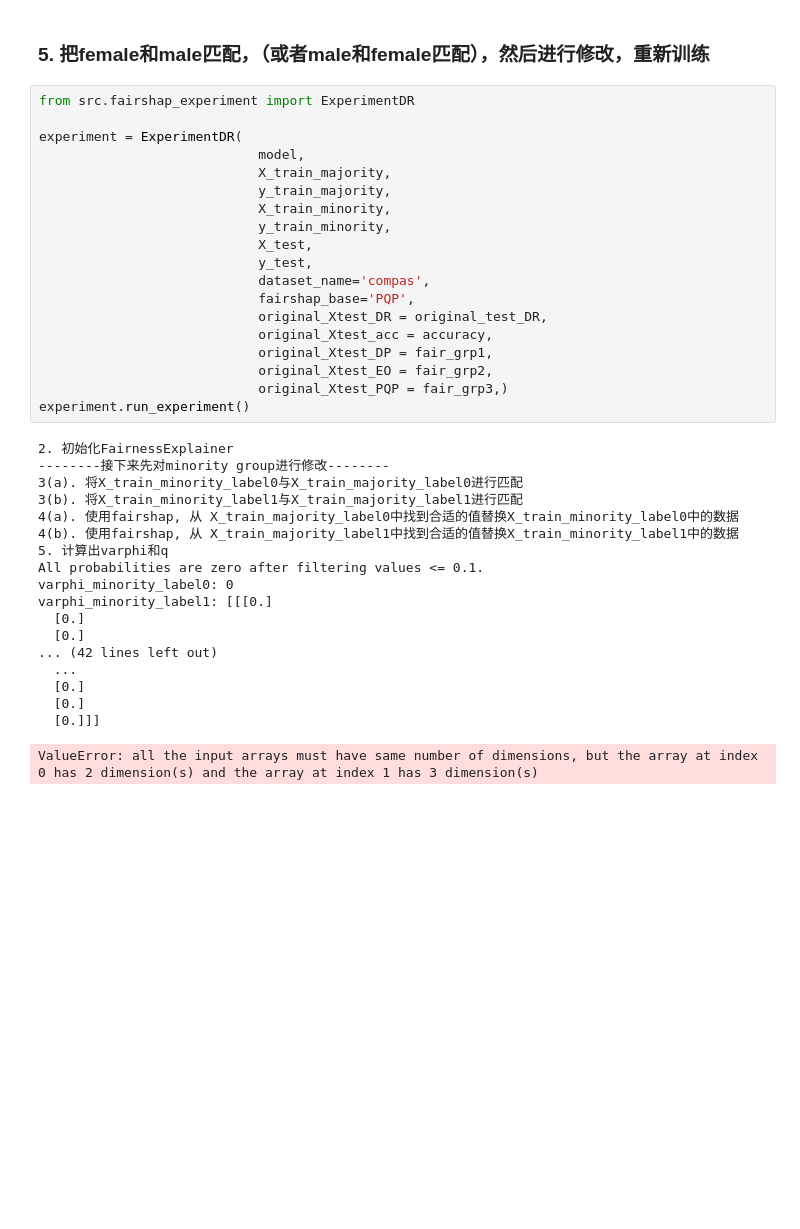
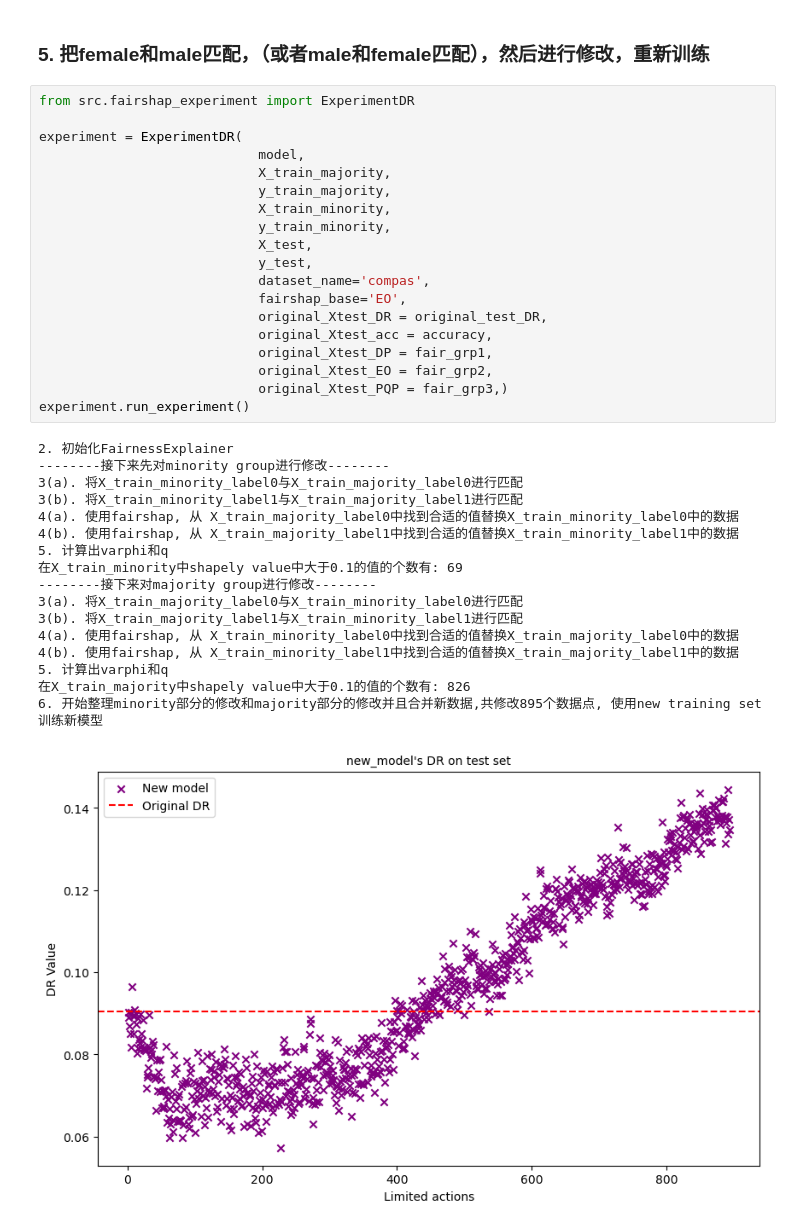
Before and after one commit to youlei202/FairSHAP, a Jupyter notebook: zz_new_compas.ipynb, the cells around one changed output. Cells and saved outputs as stored; diff of their text form; blank space fills up the shorter version.

```diff
--- a/zz_new_compas.ipynb
+++ b/zz_new_compas.ipynb
@@ -130,38 +130,37 @@ fair_grp3_PQP: 0.07868306642452261
 # %%
 from src.fairshap_experiment import ExperimentDR
 
 experiment = ExperimentDR(
                             model,
                             X_train_majority,
                             y_train_majority,
                             X_train_minority,
                             y_train_minority,
                             X_test,
                             y_test,
                             dataset_name='compas',
-                            fairshap_base='PQP',
+                            fairshap_base='EO',
                             original_Xtest_DR = original_test_DR,
                             original_Xtest_acc = accuracy,
                             original_Xtest_DP = fair_grp1,
                             original_Xtest_EO = fair_grp2,
                             original_Xtest_PQP = fair_grp3,)
 experiment.run_experiment()
 # %% [output]
 2. 初始化FairnessExplainer
 --------接下来先对minority group进行修改--------
 3(a). 将X_train_minority_label0与X_train_majority_label0进行匹配
 3(b). 将X_train_minority_label1与X_train_majority_label1进行匹配
 4(a). 使用fairshap, 从 X_train_majority_label0中找到合适的值替换X_train_minority_label0中的数据
 4(b). 使用fairshap, 从 X_train_majority_label1中找到合适的值替换X_train_minority_label1中的数据
 5. 计算出varphi和q
-All probabilities are zero after filtering values <= 0.1.
-varphi_minority_label0: 0
-varphi_minority_label1: [[[0.]
-  [0.]
-  [0.]
-... (42 lines left out)
-  ...
-  [0.]
-  [0.]
-  [0.]]]
+在X_train_minority中shapely value中大于0.1的值的个数有: 69
+--------接下来对majority group进行修改--------
+3(a). 将X_train_majority_label0与X_train_minority_label0进行匹配
+3(b). 将X_train_majority_label1与X_train_minority_label1进行匹配
+4(a). 使用fairshap, 从 X_train_minority_label0中找到合适的值替换X_train_majority_label0中的数据
+4(b). 使用fairshap, 从 X_train_minority_label1中找到合适的值替换X_train_majority_label1中的数据
+5. 计算出varphi和q
+在X_train_majority中shapely value中大于0.1的值的个数有: 826
+6. 开始整理minority部分的修改和majority部分的修改并且合并新数据,共修改895个数据点, 使用new training set训练新模型
-ValueError: all the input arrays must have same number of dimensions, but the array at index 0 has 2 dimension(s) and the array at index 1 has 3 dimension(s)
+[figure, added]
```
Also changed, not shown: parts of 2 cells of this notebook, 3 other files.
